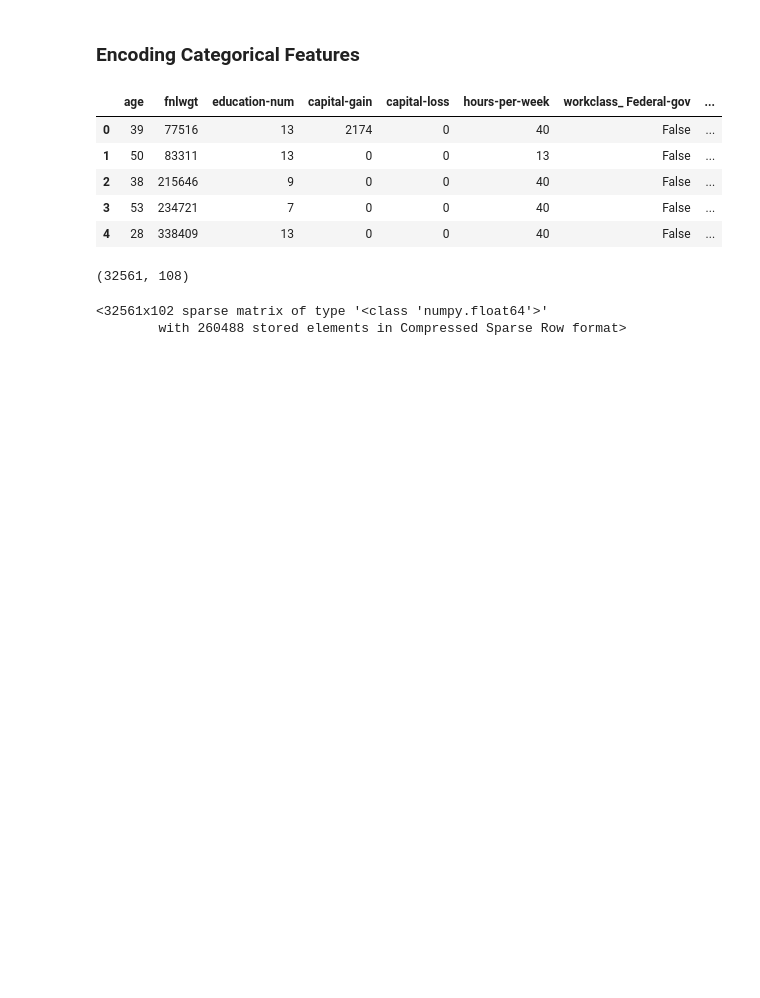
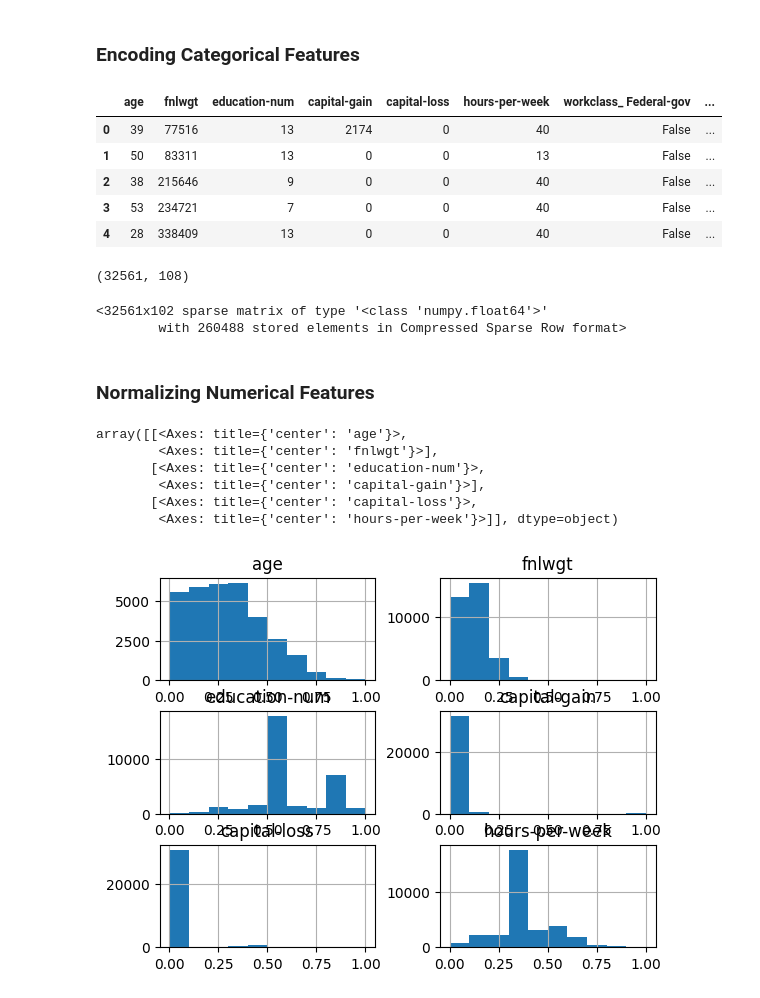
Before and after one commit to lavima/itf31519_2024, a Jupyter notebook: processing_analysis_and_unsupervised/exploratory_analysis_and_data_processing.ipynb, the cells around one changed output. Drawn from its saved outputs; the diff is of its cells as text; code cells hidden in the pictures; blank space fills up the shorter version.

```diff
--- a/processing_analysis_and_unsupervised/exploratory_analysis_and_data_processing.ipynb
+++ b/processing_analysis_and_unsupervised/exploratory_analysis_and_data_processing.ipynb
@@ -309,3 +334,17 @@ features_census_income_onehot
 # %% [output]
 <32561x102 sparse matrix of type '<class 'numpy.float64'>'
         with 260488 stored elements in Compressed Sparse Row format>
+# %% [markdown]
+### Normalizing Numerical Features
+# %%
+# Min-max normalization using Pandas
+minmax_numerical_features_census_income = (numerical_features_census_income-numerical_features_census_income.min())/(numerical_features_census_income.max()-numerical_features_census_income.min())
+minmax_numerical_features_census_income.hist()
+# %% [output]
+array([[<Axes: title={'center': 'age'}>,
+        <Axes: title={'center': 'fnlwgt'}>],
+       [<Axes: title={'center': 'education-num'}>,
+        <Axes: title={'center': 'capital-gain'}>],
+       [<Axes: title={'center': 'capital-loss'}>,
+        <Axes: title={'center': 'hours-per-week'}>]], dtype=object)
+[figure, added]
```
Also changed, not shown: parts of 15 cells of this notebook, 1 other file.
